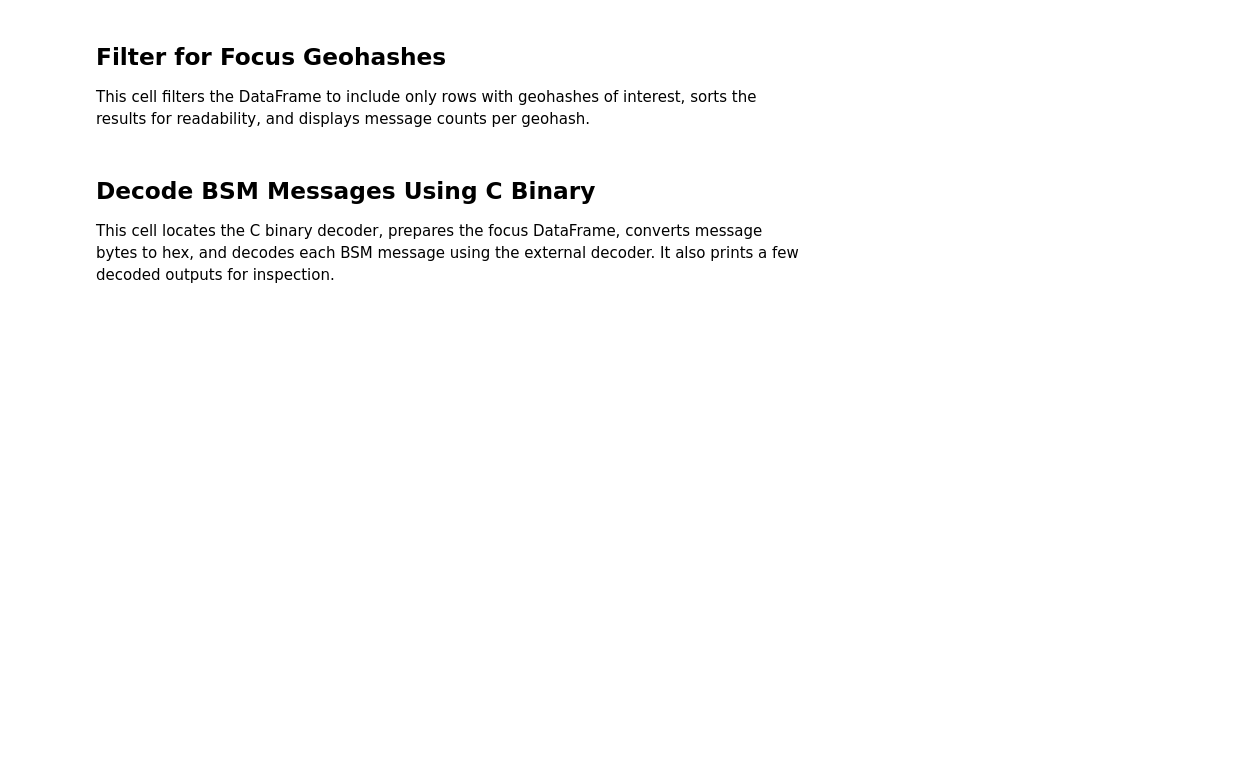
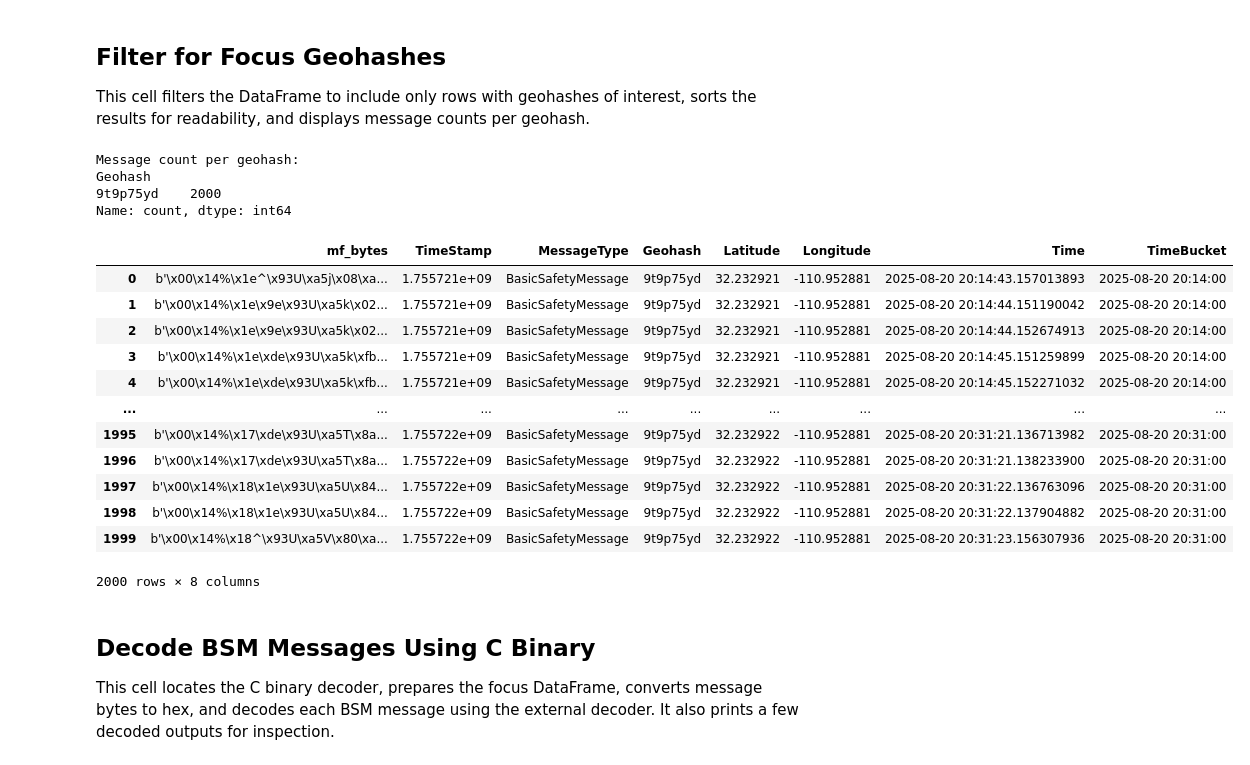
Before and after one commit to driveAZ/driveAZ_Analytics, a Jupyter notebook: BSM_analysis/BSM_Parquet.ipynb, the cells around one changed output. Saved outputs shown, nothing was run; the diff lists cells and outputs as text; code cells hidden in the pictures; blank space fills up the shorter version.

```diff
--- a/BSM_analysis/BSM_Parquet.ipynb
+++ b/BSM_analysis/BSM_Parquet.ipynb
@@ -151,22 +150,32 @@ import os
 ## Load and Concatenate Parquet Files
 This cell locates all Parquet files in the specified directory, reads them into pandas DataFrames, concatenates them into a single DataFrame, and displays basic information about the combined data.
 # %%
+# Load and concatenate parquet files safely
+import os
 import glob
+import pandas as pd
+import pyarrow.parquet as pq
+from pathlib import Path
 
 # Set the directory containing your parquet files
 parquet_dir = "./parquet"  # Update if needed
 
-# Find all .parquet files in the directory
-parquet_files = sorted(glob.glob(os.path.join(parquet_dir, "*.parquet")))
-
-print(f"Found {len(parquet_files)} Parquet files.")
-
-# Read and concatenate all parquet files into a single DataFrame
-if parquet_files:
-	df_all = pd.concat([pd.read_parquet(f) for f in parquet_files], ignore_index=True)
-	# Show basic info
-	df_all.info()
-	df_all.head()
+# Find all .parquet files in the directory (defensive: ensure dir exists)
+if not os.path.isdir(parquet_dir):
+    print(f"Directory '{parquet_dir}' does not exist. Adjust parquet_dir and re-run.")
+    df_all = pd.DataFrame()
 else:
-	print("No Parquet files found in the directory.")
-	df_all = pd.DataFrame()
+    parquet_files = sorted(glob.glob(os.path.join(parquet_dir, "*.parquet")))
+    print(f"Found {len(parquet_files)} Parquet files.")
+    if parquet_files:
+        try:
+            df_all = pd.concat([pd.read_parquet(f) for f in parquet_files], ignore_index=True)
+            print('\n=== DATAFRAME INFO ===')
+            print(df_all.info())
+            display(df_all.head())
+        except Exception as e:
+            print(f"Error reading parquet files: {e}")
+            df_all = pd.DataFrame()
+    else:
+        print("No Parquet files found in the directory.")
+        df_all = pd.DataFrame()
@@ -179,8 +212,8 @@ import pandas as pd
 # Convert float timestamp to datetime
 df_all['Time'] = pd.to_datetime(df_all['TimeStamp'], unit='s')
 
-# Optional: round to nearest 1 minute
-df_all['TimeBucket'] = df_all['Time'].dt.floor('1MIN')  # Change to '1min', '30s' etc. as needed
+# Optional: round to nearest 1 minute (use '1min' to avoid deprecation warning)
+df_all['TimeBucket'] = df_all['Time'].dt.floor('1min')  # Change to '1min', '30s' etc. as needed
 
 grouped = df_all.groupby(['TimeBucket', 'Geohash'])
 
@@ -190,16 +235,34 @@ group_sizes.sort_values('Count', ascending=False).head(10)
 ## Filter for Focus Geohashes
 This cell filters the DataFrame to include only rows with geohashes of interest, sorts the results for readability, and displays message counts per geohash.
 # %%
-focus_geohashes = ['9tbq2v6h', '9tbq8b1c', '9tbq8c1g', '9tbq8ccy']
+focus_geohashes = ['9t9p75yd']
 df_focus = df_all[df_all['Geohash'].isin(focus_geohashes)]
 
 print("Message count per geohash:")
 print(df_focus['Geohash'].value_counts())
 
 # Sort by geohash and time for better readability
 df_focus_sorted = df_focus.sort_values(by=["Geohash", "Time"])
 df_focus_sorted.reset_index(drop=True, inplace=True)
 df_focus_sorted
+# %% [output]
+Message count per geohash:
+Geohash
+9t9p75yd    2000
+Name: count, dtype: int64
+|  | mf_bytes | TimeStamp | MessageType | Geohash | Latitude | Longitude | Time | TimeBucket |
+| 0 | b'\x00\x14%\x1e^\x93U\xa5j\x08\xa... | 1.755721e+09 | BasicSafetyMessage | 9t9p75yd | 32.232921 | -110.952881 | 2025-08-20 20:14:43.157013893 | 2025-08-20 20:14:00 |
+| 1 | b'\x00\x14%\x1e\x9e\x93U\xa5k\x02... | 1.755721e+09 | BasicSafetyMessage | 9t9p75yd | 32.232921 | -110.952881 | 2025-08-20 20:14:44.151190042 | 2025-08-20 20:14:00 |
+| 2 | b'\x00\x14%\x1e\x9e\x93U\xa5k\x02... | 1.755721e+09 | BasicSafetyMessage | 9t9p75yd | 32.232921 | -110.952881 | 2025-08-20 20:14:44.152674913 | 2025-08-20 20:14:00 |
+| 3 | b'\x00\x14%\x1e\xde\x93U\xa5k\xfb... | 1.755721e+09 | BasicSafetyMessage | 9t9p75yd | 32.232921 | -110.952881 | 2025-08-20 20:14:45.151259899 | 2025-08-20 20:14:00 |
+| 4 | b'\x00\x14%\x1e\xde\x93U\xa5k\xfb... | 1.755721e+09 | BasicSafetyMessage | 9t9p75yd | 32.232921 | -110.952881 | 2025-08-20 20:14:45.152271032 | 2025-08-20 20:14:00 |
+| ... | ... | ... | ... | ... | ... | ... | ... | ... |
+| 1995 | b'\x00\x14%\x17\xde\x93U\xa5T\x8a... | 1.755722e+09 | BasicSafetyMessage | 9t9p75yd | 32.232922 | -110.952881 | 2025-08-20 20:31:21.136713982 | 2025-08-20 20:31:00 |
+| 1996 | b'\x00\x14%\x17\xde\x93U\xa5T\x8a... | 1.755722e+09 | BasicSafetyMessage | 9t9p75yd | 32.232922 | -110.952881 | 2025-08-20 20:31:21.138233900 | 2025-08-20 20:31:00 |
+| 1997 | b'\x00\x14%\x18\x1e\x93U\xa5U\x84... | 1.755722e+09 | BasicSafetyMessage | 9t9p75yd | 32.232922 | -110.952881 | 2025-08-20 20:31:22.136763096 | 2025-08-20 20:31:00 |
+| 1998 | b'\x00\x14%\x18\x1e\x93U\xa5U\x84... | 1.755722e+09 | BasicSafetyMessage | 9t9p75yd | 32.232922 | -110.952881 | 2025-08-20 20:31:22.137904882 | 2025-08-20 20:31:00 |
+| 1999 | b'\x00\x14%\x18^\x93U\xa5V\x80\xa... | 1.755722e+09 | BasicSafetyMessage | 9t9p75yd | 32.232922 | -110.952881 | 2025-08-20 20:31:23.156307936 | 2025-08-20 20:31:00 |
+2000 rows × 8 columns
 # %% [markdown]
 ## Decode BSM Messages Using C Binary
 This cell locates the C binary decoder, prepares the focus DataFrame, converts message bytes to hex, and decodes each BSM message using the external decoder. It also prints a few decoded outputs for inspection.
```
Also changed, not shown: parts of 9 cells of this notebook, 12 other files.
